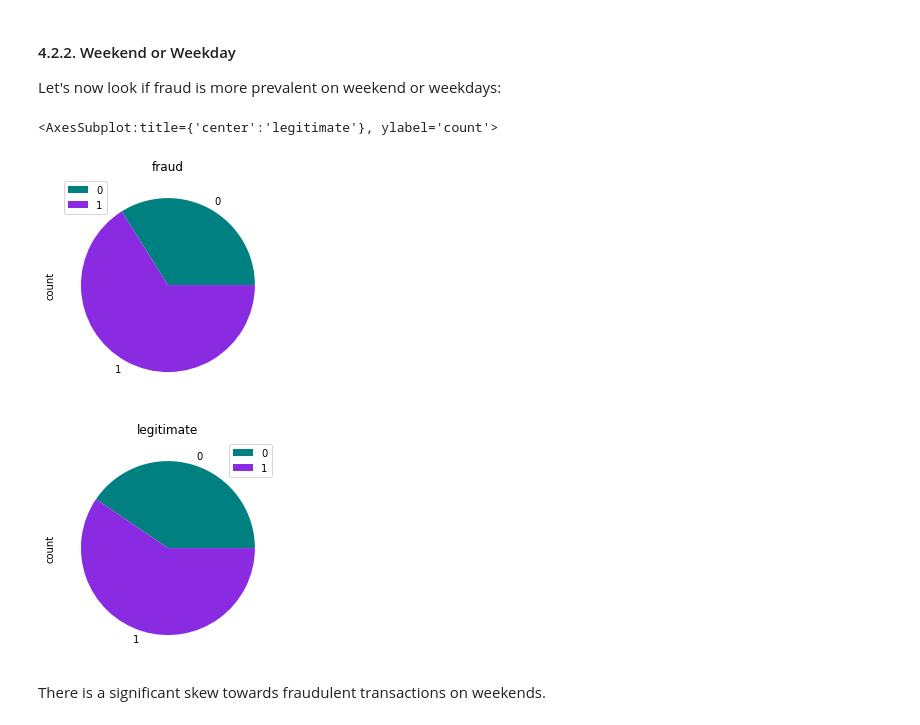
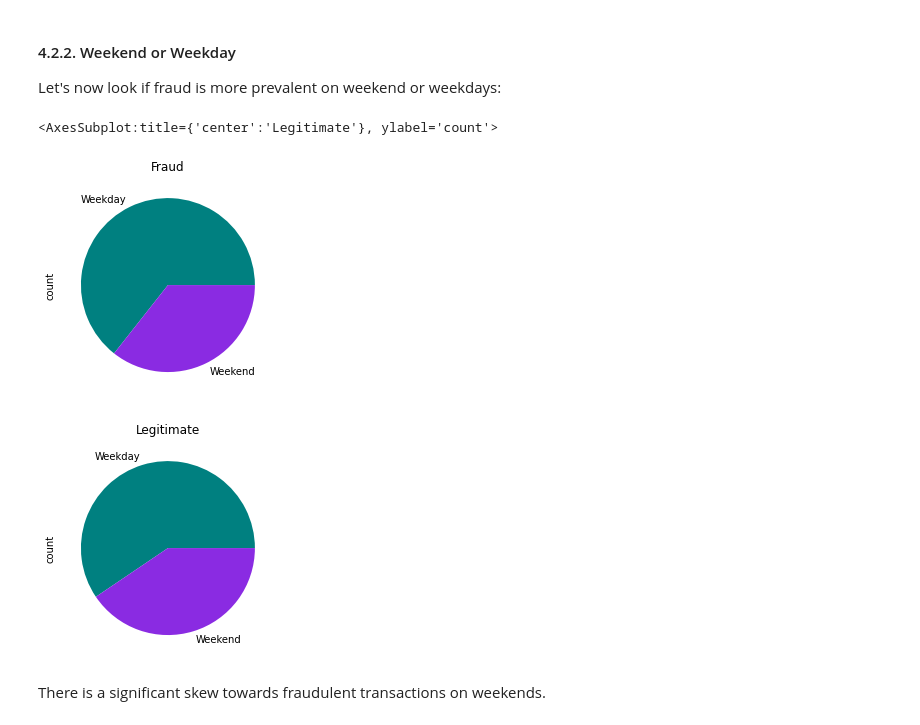
Before and after one commit to oracle-samples/oci-data-science-ai-samples, a Jupyter notebook: labs/dataflow_in_ds_fraud_detection/Credit Card Fraud detection example.ipynb, the cells around one changed output. Cells and saved outputs as stored; diff of their text form; code cells hidden in the pictures.

Commit message:
clean up graphs + fix issue with GenericModel

```diff
--- a/labs/dataflow_in_ds_fraud_detection/Credit Card Fraud detection example.ipynb
+++ b/labs/dataflow_in_ds_fraud_detection/Credit Card Fraud detection example.ipynb
@@ -556,21 +549,21 @@ Day of the week seem to have some relevance although it may just be our sample.
 Let's now look if fraud is more prevalent on weekend or weekdays:
 # %%
 df_sample.filter(col('is_fraud') == 1)\
-    .withColumn('is_weekend', dayofweek(col("trans_date")).isin([1,7]).cast("int"))\
+    .withColumn('is_weekend', when(dayofweek(col("trans_date")).isin([1,7]), 'Weekend').otherwise('Weekday'))\
     .select('is_weekend')\
     .groupBy('is_weekend')\
     .count()\
-    .toPandas()[['is_weekend', 'count']].plot.pie(y='count', title='fraud')
+    .toPandas().set_index('is_weekend').plot.pie(y='count', title='Fraud', legend=None)
 df_sample.filter(col('is_fraud') == 0)\
-    .withColumn('is_weekend', dayofweek(col("trans_date")).isin([1,7]).cast("int"))\
+    .withColumn('is_weekend', when(dayofweek(col("trans_date")).isin([1,7]), 'Weekend').otherwise('Weekday'))\
     .select('is_weekend')\
     .groupBy('is_weekend')\
     .count()\
-    .toPandas()[['is_weekend', 'count']].plot.pie(y='count', title='legitimate')
+    .toPandas().set_index('is_weekend').plot.pie(y='count', title='Legitimate', legend=None)
 # %% [output]
-<AxesSubplot:title={'center':'legitimate'}, ylabel='count'>
+<AxesSubplot:title={'center':'Legitimate'}, ylabel='count'>
-[figure, old version]
+[figure, new version]
-[figure, old version]
+[figure, new version]
 # %% [markdown]
 There is a significant skew towards fraudulent transactions on weekends.
 # %% [markdown]
```
Also changed, not shown: parts of 71 cells of this notebook.
